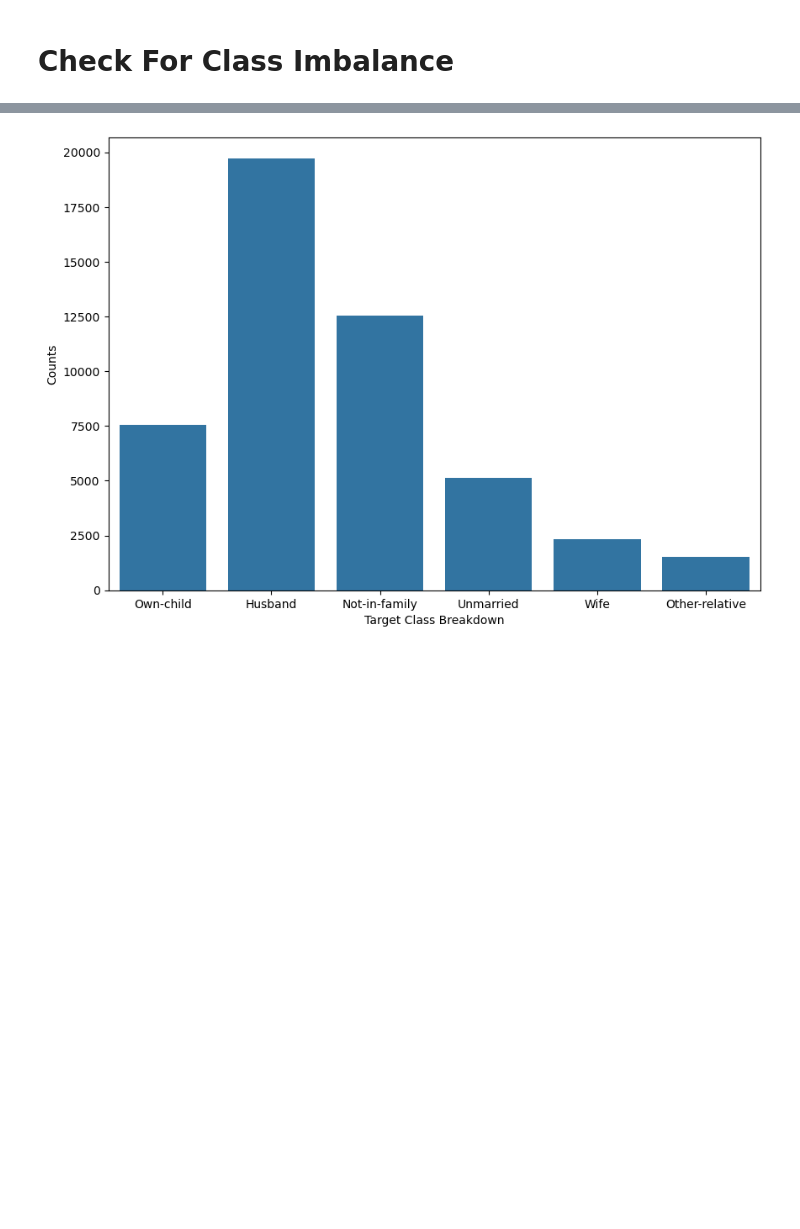
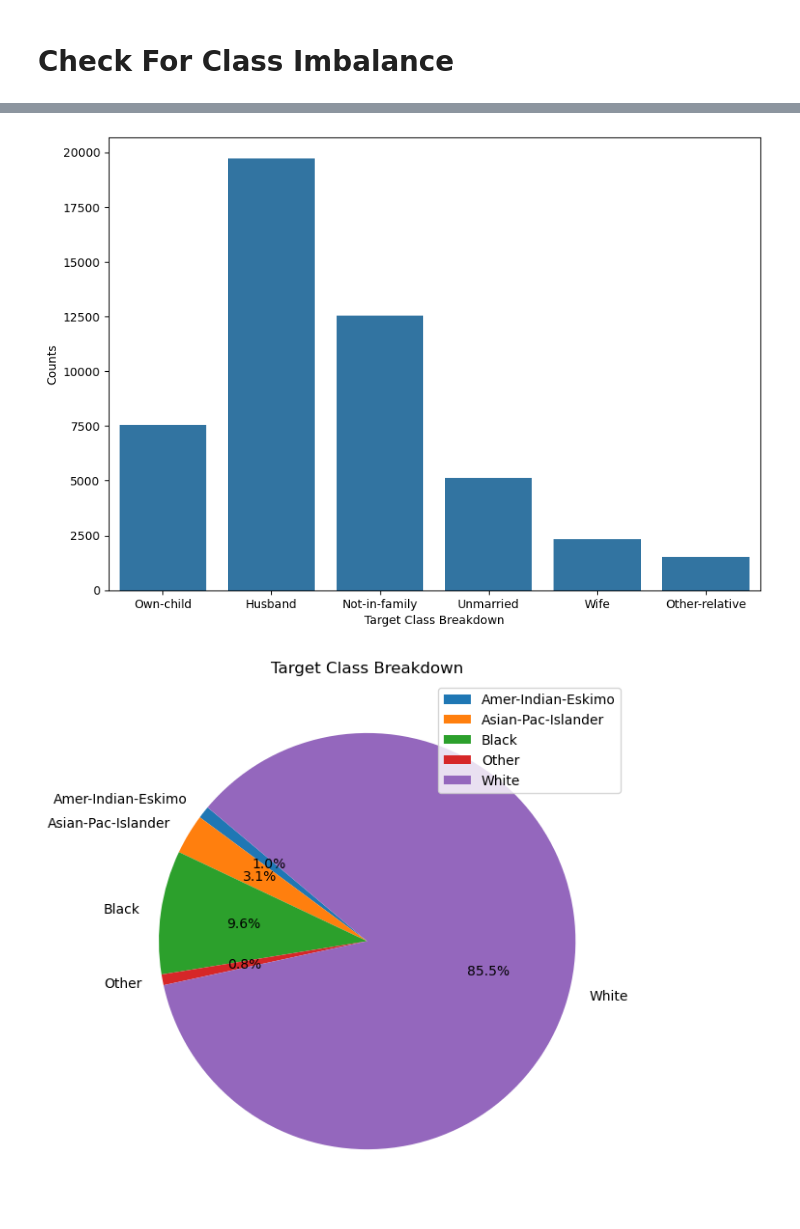
Before and after one commit to MaukanMir/Income-Prediction-Classification, a Jupyter notebook: training.ipynb, the cells around one changed output, grey strips where cells are left out. Cells and saved outputs as stored; diff of their text form; code cells hidden in the pictures; blank space fills up the shorter version.

```diff
--- a/training.ipynb
+++ b/training.ipynb
@@ -179,17 +179,19 @@ df
 # %%
 check_class_imbalance(df["income"])
 check_class_imbalance(df["gender"])
 check_class_imbalance(df["marital-status"])
 check_class_imbalance(df["workclass"])
 check_class_imbalance(df["relationship"])
+check_class_imbalance(df["race"])
 # %% [output]
 [figure]
 [figure]
 [figure]
 [figure]
 [figure]
 [figure]
 [figure]
 [figure]
 [figure]
 [figure]
+[figure, added]
```
Also changed, not shown: parts of 7 cells of this notebook.
